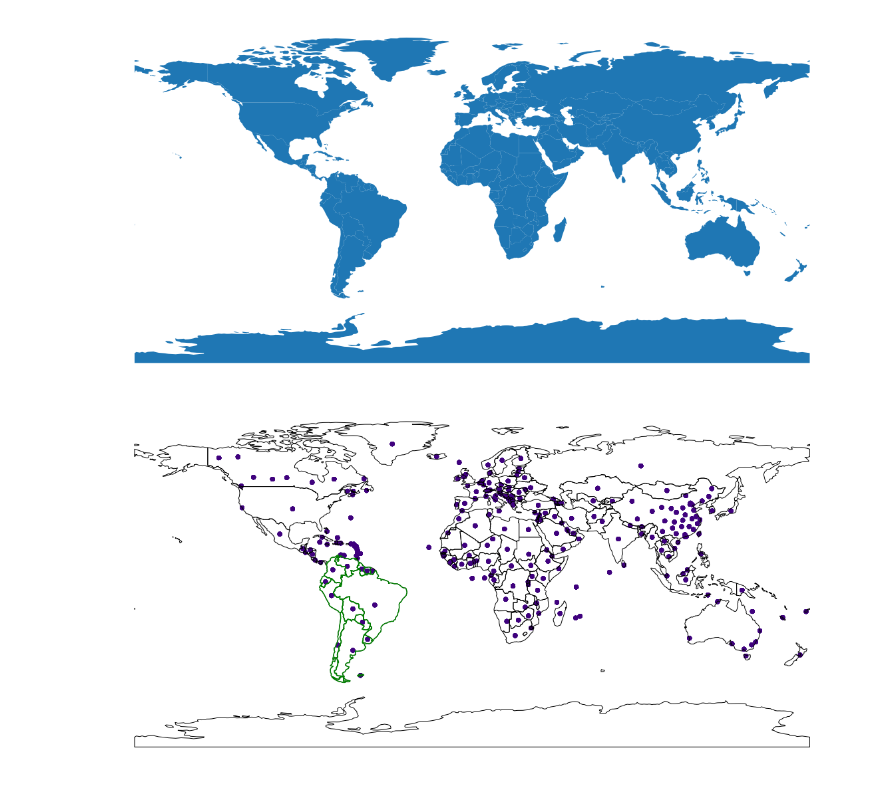
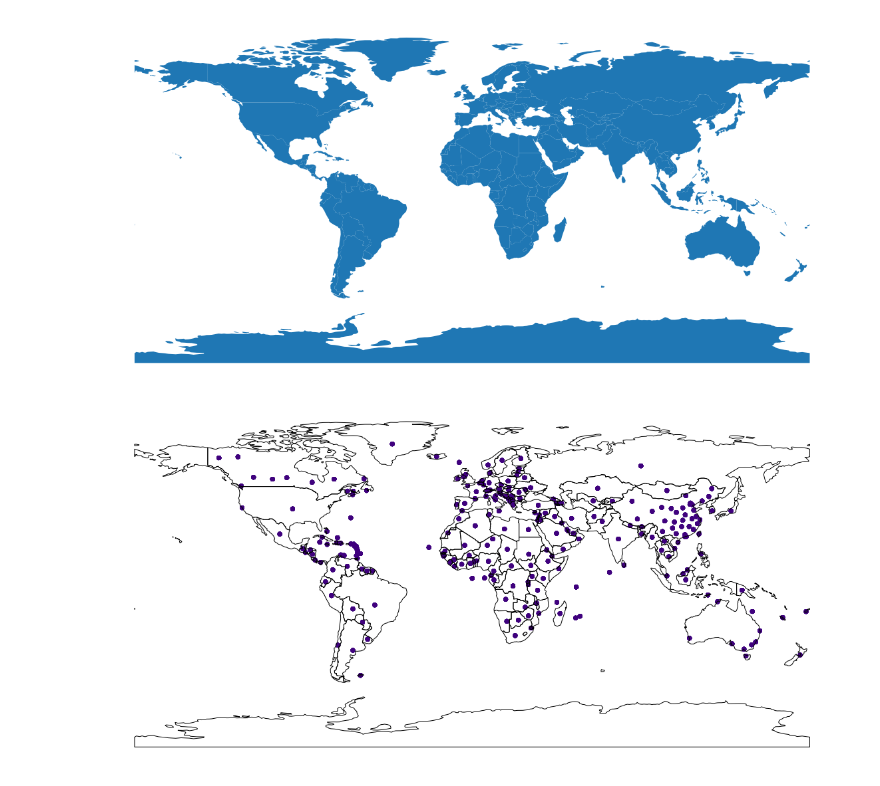
Before and after one commit to dariushazimi/notebooks, a Jupyter notebook: PandasPractices/ReshapingDataWithPandasUsingCovidData.ipynb, the cells around one changed output. Saved outputs shown, nothing was run; the diff lists cells and outputs as text; code cells hidden in the pictures.

Commit message:
Final project-To analyze covid 19 cases

```diff
--- a/PandasPractices/ReshapingDataWithPandasUsingCovidData.ipynb
+++ b/PandasPractices/ReshapingDataWithPandasUsingCovidData.ipynb
@@ -49,8 +49,8 @@ Index(['Province/State', 'Country/Region', 'Lat', 'Long', '1/22/20', '1/23/20',
 # lets start reshaping our data
 ## We will keep some of our columns and melt the rest
 ## lets see how that works
-confirmed_df = df_confirmed.melt(id_vars=['Province/State', 'Country/Region', 'Lat', 'Long'])
-confirmed_df.head()
+confirmed_covid_df = df_confirmed_covid.melt(id_vars=['Province/State', 'Country/Region', 'Lat', 'Long'])
+confirmed_covid_df.head()
 # %% [output]
 |  | Province/State | Country/Region | Lat | Long | variable | value |
 | 0 | NaN | Afghanistan | 33.0000 | 65.0000 | 1/22/20 | 0 |
@@ -59,8 +59,8 @@ confirmed_df.head()
 | 3 | NaN | Andorra | 42.5063 | 1.5218 | 1/22/20 | 0 |
 | 4 | NaN | Angola | -11.2027 | 17.8739 | 1/22/20 | 0 |
 # %%
-confirmed_df.rename(columns={"variable": "Date", "value":"Confirmed"}, inplace = True)
-confirmed_df.head()
+confirmed_covid_df.rename(columns={"variable": "Date", "value":"confirmed_covid"}, inplace = True)
+confirmed_covid_df.head()
 # %% [output]
 |  | Province/State | Country/Region | Lat | Long | Date | Confirmed |
 | 0 | NaN | Afghanistan | 33.0000 | 65.0000 | 1/22/20 | 0 |
@@ -90,7 +90,7 @@ def get_n_melt_data(data_url, case_type):
     melted_df.rename(columns={"variable": "Date", "value":case_type}, inplace = True)
     return melted_df
 # %%
-# Lets fetch the other datasets (recovered and death)
-recovered_df = get_n_melt_data(recovered_cases_url, "Recovered")
-death_df = get_n_melt_data(death_cases_url, "Deaths")
+# Lets fetch the other datasets (recovered_covid and death_covid)
+recovered_covid_df = get_n_melt_data(recovered_covid_cases_url, "recovered_covid")
+death_covid_df = get_n_melt_data(death_covid_cases_url, "death_covids")
 # %%
@@ -135,3 +133,5 @@ final_df = confirmed_df.join(recovered_df["Recovered"]).join(death_df["Deaths"])
+# %%
+final_df = confirmed_covid_df.join(recovered_covid_df["recovered_covid"]).join(death_covid_df["death_covids"])
 # %%
 final_df.head()
 # %% [output]
@@ -180,10 +180,10 @@ ax.axis('off');
 # %%
 fig, ax = plt.subplots(figsize = (20,10))
 gdf01.plot(cmap = "Purples", ax = ax)
 world.geometry.boundary.plot(color = None, edgecolor = 'k', linewidth=1, ax = ax);
 # Create a subset of the world data that is just the South American continent
-south_america = world[world["continent"] == "South America"]
-south_america.boundary.plot(ax=ax, color="green")
+# south_america = world[world["continent"] == "South America"]
+# south_america.boundary.plot(ax=ax, color="green")
 ax.axis('off');
 # %% [output]
-[figure, old version]
+[figure, new version]
```
Also changed, not shown: parts of 14 cells of this notebook.
